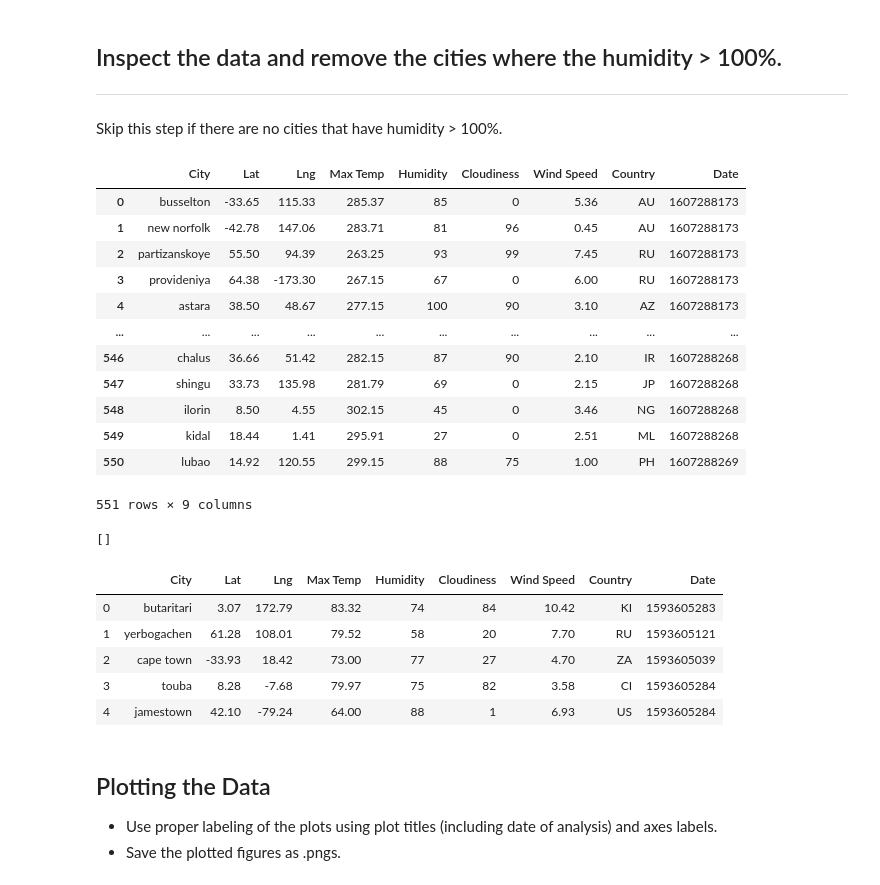
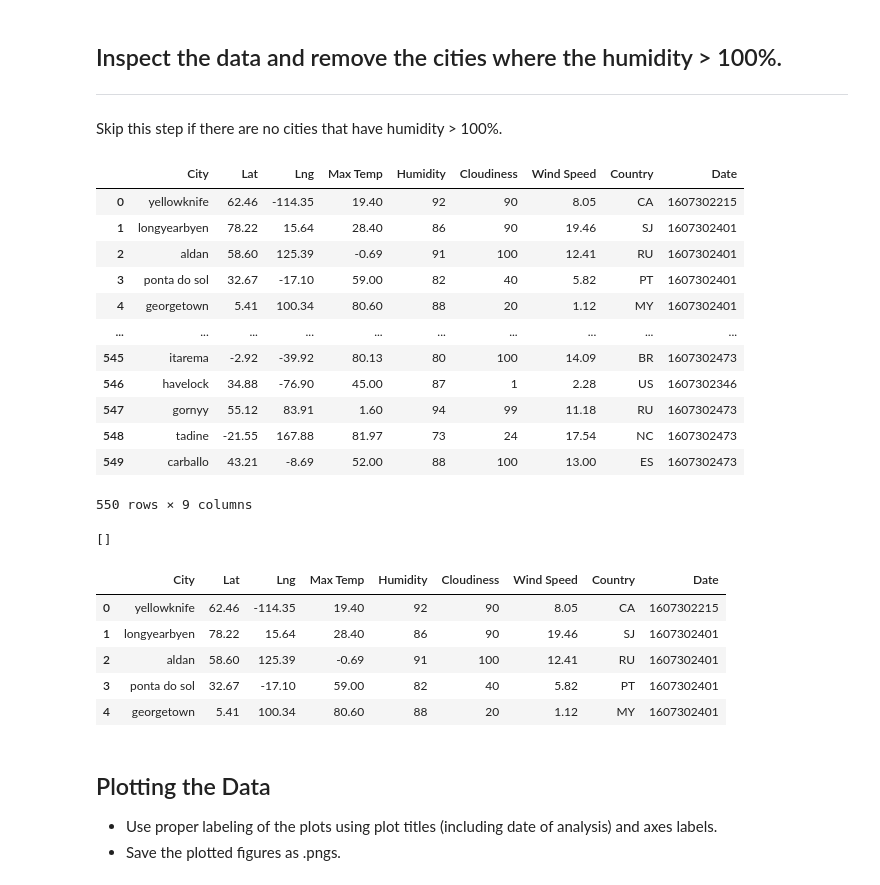
Before and after one commit to jforbis/python-api-challenge, a Jupyter notebook: WeatherPy.ipynb, the cells around one changed output. Saved outputs shown, nothing was run; the diff lists cells and outputs as text; code cells hidden in the pictures.

```diff
--- a/WeatherPy.ipynb
+++ b/WeatherPy.ipynb
@@ -84,22 +85,25 @@ date = []
 record = 0
 group = 1
 
+units = "imperial"
+query_url = url + "appid=" + weather_api_key + "&units=" + units + "&q=" + item
 print("Beginning Data Retrieval")
 print("------------------------------")
 # Loop through api to get data for each city in list created above
 for item in cities:
-    query_url = url + "appid=" + weather_api_key + "&q=" + item
+    query_url = url + "appid=" + weather_api_key + "&units=" + units + "&q=" + item
     try:
         response = requests.get(query_url).json()
-        lat.append(response['coord']['lat'])
-        lng.append(response['coord']['lon'])
-        max_temp.append(response['main']['temp_max'])
-        humidity.append(response['main']['humidity'])
-        cloudiness.append(response['clouds']['all'])
-        wind_speed.append(response['wind']['speed'])
-        country.append(response['sys']['country'])
-        date.append(response['dt'])
+        lat.append(response["coord"]["lat"])
+        lng.append(response["coord"]["lon"])
+        max_temp.append(response["main"]["temp_max"])
+        humidity.append(response["main"]["humidity"])
+        cloudiness.append(response["clouds"]["all"])
+        wind_speed.append(response["wind"]["speed"])
+        country.append(response["sys"]["country"])
+        date.append(response["dt"])
         if record > 40:
+            time.sleep(1.0)
             record = 1
             group += 1
             second_city.append(item)
@@ -109,7 +113,6 @@ for item in cities:
         print(f"Processing Record {record} of Group {group} | {item}")
     except (KeyError, IndexError):
         print("City not found. Skipping...")
-        time.sleep(1.0)
 print("------------------------------")
 print("Data Retrieval Complete")
 print("------------------------------")
@@ -175,18 +161,18 @@ weather_df.drop(weather_df[weather_df["Humidity"] > 100].index, inplace = True)
 weather_df
 # %% [output]
 |  | City | Lat | Lng | Max Temp | Humidity | Cloudiness | Wind Speed | Country | Date |
-| 0 | busselton | -33.65 | 115.33 | 285.37 | 85 | 0 | 5.36 | AU | 1607288173 |
-| 1 | new norfolk | -42.78 | 147.06 | 283.71 | 81 | 96 | 0.45 | AU | 1607288173 |
-| 2 | partizanskoye | 55.50 | 94.39 | 263.25 | 93 | 99 | 7.45 | RU | 1607288173 |
-| 3 | provideniya | 64.38 | -173.30 | 267.15 | 67 | 0 | 6.00 | RU | 1607288173 |
-| 4 | astara | 38.50 | 48.67 | 277.15 | 100 | 90 | 3.10 | AZ | 1607288173 |
+| 0 | yellowknife | 62.46 | -114.35 | 19.40 | 92 | 90 | 8.05 | CA | 1607302215 |
+| 1 | longyearbyen | 78.22 | 15.64 | 28.40 | 86 | 90 | 19.46 | SJ | 1607302401 |
+| 2 | aldan | 58.60 | 125.39 | -0.69 | 91 | 100 | 12.41 | RU | 1607302401 |
+| 3 | ponta do sol | 32.67 | -17.10 | 59.00 | 82 | 40 | 5.82 | PT | 1607302401 |
+| 4 | georgetown | 5.41 | 100.34 | 80.60 | 88 | 20 | 1.12 | MY | 1607302401 |
 | ... | ... | ... | ... | ... | ... | ... | ... | ... | ... |
-| 546 | chalus | 36.66 | 51.42 | 282.15 | 87 | 90 | 2.10 | IR | 1607288268 |
-| 547 | shingu | 33.73 | 135.98 | 281.79 | 69 | 0 | 2.15 | JP | 1607288268 |
-| 548 | ilorin | 8.50 | 4.55 | 302.15 | 45 | 0 | 3.46 | NG | 1607288268 |
-| 549 | kidal | 18.44 | 1.41 | 295.91 | 27 | 0 | 2.51 | ML | 1607288268 |
-| 550 | lubao | 14.92 | 120.55 | 299.15 | 88 | 75 | 1.00 | PH | 1607288269 |
+| 545 | itarema | -2.92 | -39.92 | 80.13 | 80 | 100 | 14.09 | BR | 1607302473 |
+| 546 | havelock | 34.88 | -76.90 | 45.00 | 87 | 1 | 2.28 | US | 1607302346 |
+| 547 | gornyy | 55.12 | 83.91 | 1.60 | 94 | 99 | 11.18 | RU | 1607302473 |
+| 548 | tadine | -21.55 | 167.88 | 81.97 | 73 | 24 | 17.54 | NC | 1607302473 |
+| 549 | carballo | 43.21 | -8.69 | 52.00 | 88 | 100 | 13.00 | ES | 1607302473 |
-551 rows × 9 columns
+550 rows × 9 columns
 # %%
 #  Get the indices of cities that have humidity over 100%.
 high_humidity_indexes = weather_df.index[weather_df["Humidity"] > 100].tolist()
@@ -196,13 +182,15 @@ print(high_humidity_indexes)
 # %%
 # Make a new DataFrame equal to the city data to drop all humidity outliers by index.
 # Passing "inplace=False" will make a copy of the city_data DataFrame, which we call "clean_city_data".
+clean_city_data = weather_df.drop(weather_df[weather_df["Humidity"] > 100].index, inplace = False)
+clean_city_data.head()
 # %% [output]
 |  | City | Lat | Lng | Max Temp | Humidity | Cloudiness | Wind Speed | Country | Date |
-| 0 | butaritari | 3.07 | 172.79 | 83.32 | 74 | 84 | 10.42 | KI | 1593605283 |
-| 1 | yerbogachen | 61.28 | 108.01 | 79.52 | 58 | 20 | 7.70 | RU | 1593605121 |
-| 2 | cape town | -33.93 | 18.42 | 73.00 | 77 | 27 | 4.70 | ZA | 1593605039 |
-| 3 | touba | 8.28 | -7.68 | 79.97 | 75 | 82 | 3.58 | CI | 1593605284 |
-| 4 | jamestown | 42.10 | -79.24 | 64.00 | 88 | 1 | 6.93 | US | 1593605284 |
+| 0 | yellowknife | 62.46 | -114.35 | 19.40 | 92 | 90 | 8.05 | CA | 1607302215 |
+| 1 | longyearbyen | 78.22 | 15.64 | 28.40 | 86 | 90 | 19.46 | SJ | 1607302401 |
+| 2 | aldan | 58.60 | 125.39 | -0.69 | 91 | 100 | 12.41 | RU | 1607302401 |
+| 3 | ponta do sol | 32.67 | -17.10 | 59.00 | 82 | 40 | 5.82 | PT | 1607302401 |
+| 4 | georgetown | 5.41 | 100.34 | 80.60 | 88 | 20 | 1.12 | MY | 1607302401 |
 # %% [markdown]
 ## Plotting the Data
 * Use proper labeling of the plots using plot titles (including date of analysis) and axes labels.
```
Also changed, not shown: parts of 6 cells of this notebook, 4 other files.
